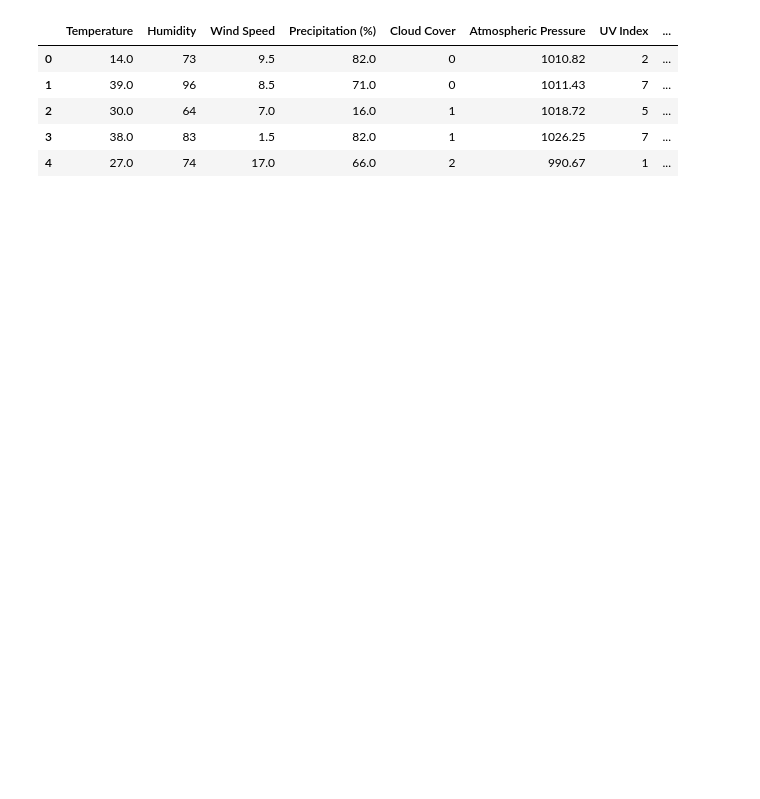
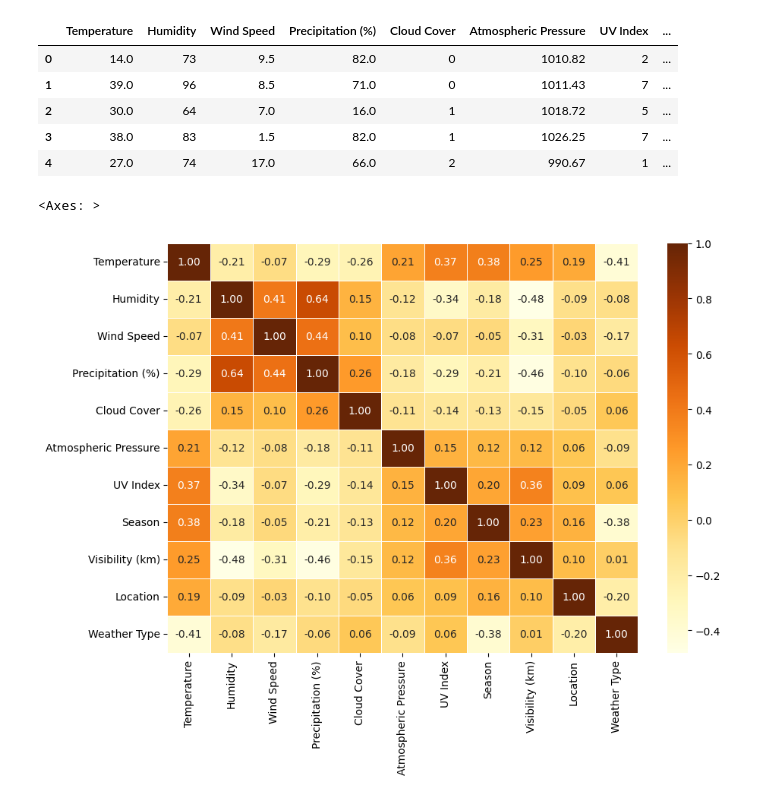
Before and after one commit to AIAdvWeather/Weather, a Jupyter notebook: weather.ipynb, the cells around one changed output. Saved outputs shown, nothing was run; the diff lists cells and outputs as text; code cells hidden in the pictures; blank space fills up the shorter version.

Commit message:
HTT added correlations graph

```diff
--- a/weather.ipynb
+++ b/weather.ipynb
@@ -15,5 +9,4 @@ from sklearn.tree import DecisionTreeClassifier
 from sklearn.neighbors import KNeighborsClassifier
 from sklearn.preprocessing import LabelEncoder
 # %%
-data = pd.read_csv(folder_path)
-data.head()
+data = pd.read_csv('/content/weather_classification_data.csv')
@@ -129,3 +119,10 @@ data.head(5)
 | 2 | 30.0 | 64 | 7.0 | 16.0 | 1 | 1018.72 | 5 | ... |
 | 3 | 38.0 | 83 | 1.5 | 82.0 | 1 | 1026.25 | 7 | ... |
 | 4 | 27.0 | 74 | 17.0 | 66.0 | 2 | 990.67 | 1 | ... |
+# %%
+plt.figure(figsize=(10,7))
+corr = data.corr()
+sns.heatmap(corr, annot=True, linewidths=.5, linecolor='white', cmap='YlOrBr', fmt='.2f')
+# %% [output]
+<Axes: >
+[figure, added]
```
Also changed, not shown: parts of 7 cells of this notebook.
